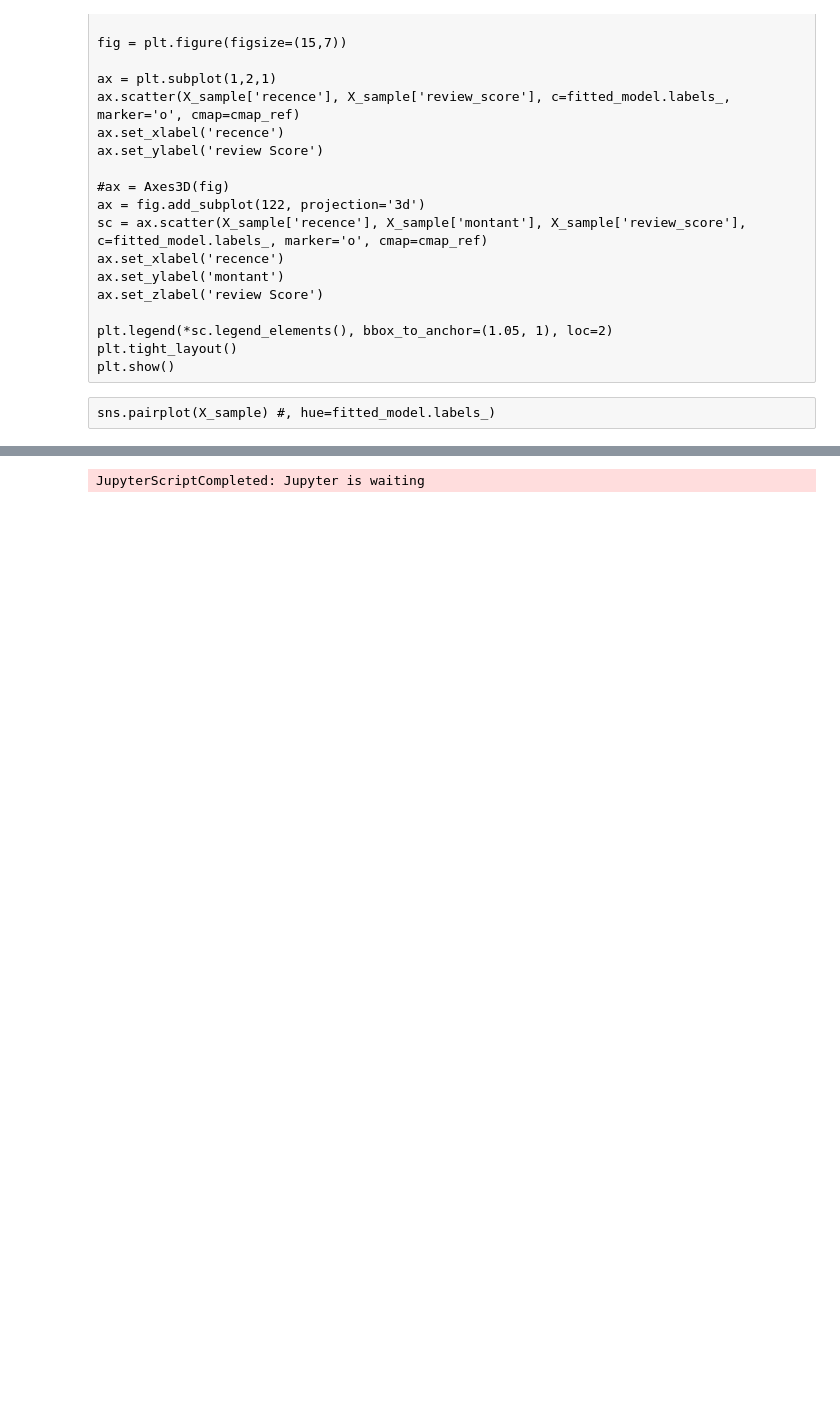
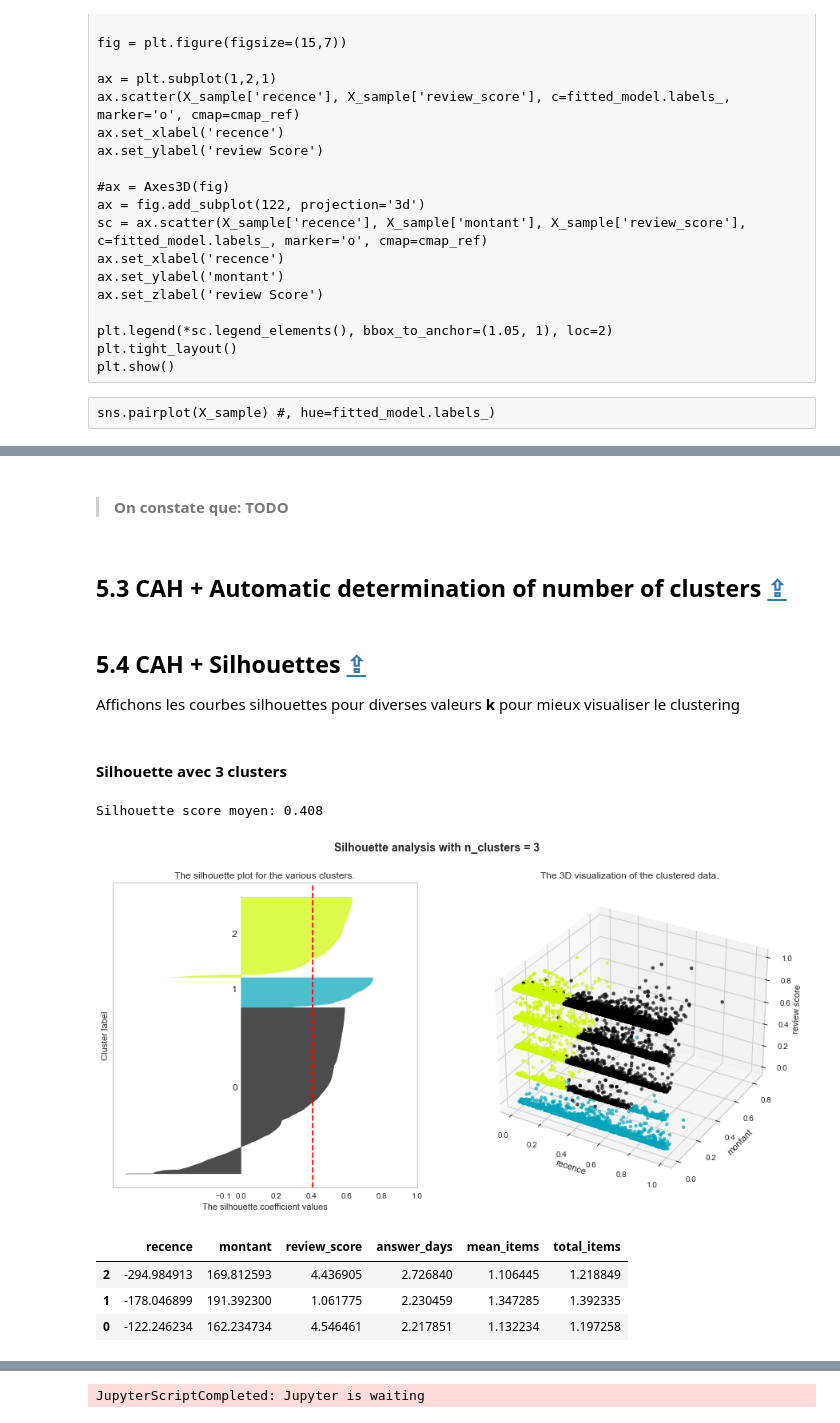
Before and after one commit to Valkea/OC_AI_05, a Jupyter notebook: 02_Clustering.ipynb, the cells around one changed output, grey strips where cells are left out. Drawn from its saved outputs; the diff is of its cells as text; code cells hidden in the pictures; blank space fills up the shorter version.

```diff
--- a/02_Clustering.ipynb
+++ b/02_Clustering.ipynb
@@ -1233,0 +1277,21 @@ sns.pairplot(X_sample) #, hue=fitted_model.labels_)
+# %% [markdown]
+>#### On constate que: **TODO**
+# %% [markdown]
+## 5.3 CAH + Automatic determination of number of clusters  <a class="anchor" id="cah_auto"></a> [⇪](#menu)
+# %% [markdown]
+## 5.4 CAH + Silhouettes <a class="anchor" id="cah_silhouette"></a> [⇪](#menu)
+Affichons les courbes silhouettes pour diverses valeurs **k** pour mieux visualiser le clustering
+# %% [markdown]
+#### Silhouette avec **3 clusters**
+# %%
+fitted_model = plot_silhouette(AgglomerativeClustering(n_clusters=3), X_sample)
+# %% [output]
+Silhouette score moyen: 0.408
+[figure, added]
+# %%
+get_inverse_normalization(model_scaler, get_means(fitted_model, X_sample)).sort_values(['recence'])
+# %% [output]
+|  | recence | montant | review_score | answer_days | mean_items | total_items |
+| 2 | -294.984913 | 169.812593 | 4.436905 | 2.726840 | 1.106445 | 1.218849 |
+| 1 | -178.046899 | 191.392300 | 1.061775 | 2.230459 | 1.347285 | 1.392335 |
+| 0 | -122.246234 | 162.234734 | 4.546461 | 2.217851 | 1.132234 | 1.197258 |
```
Also changed, not shown: parts of 35 cells of this notebook.
